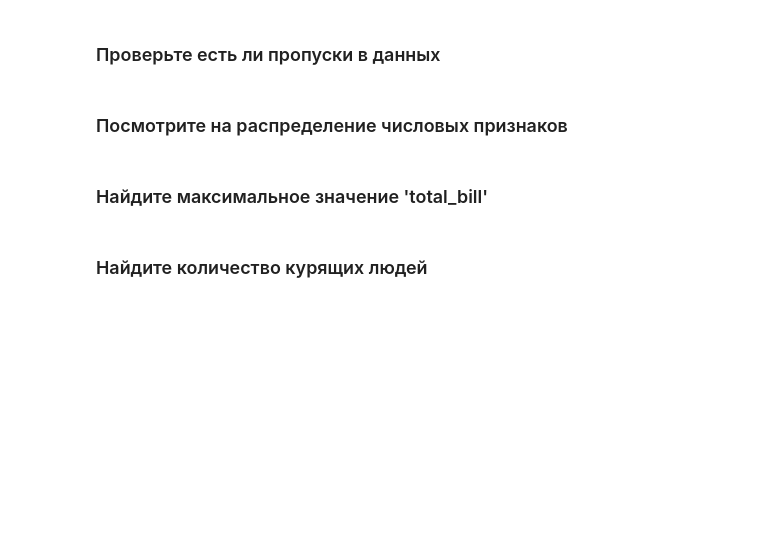
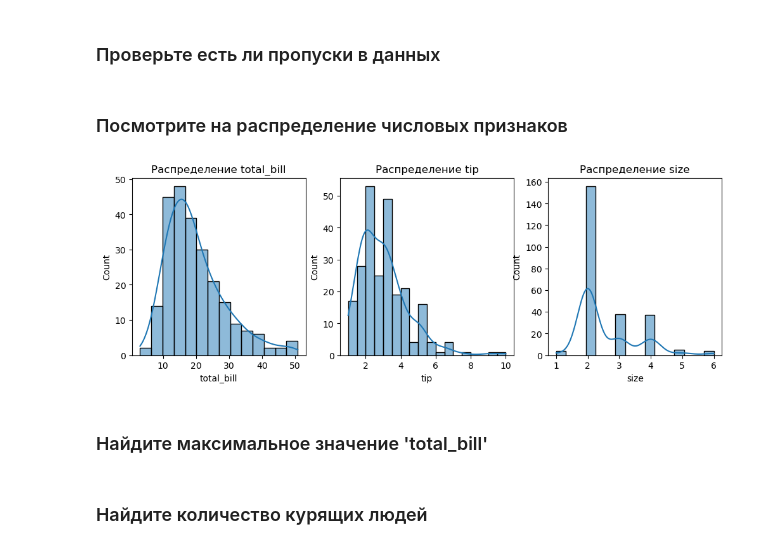
Before and after one commit to sashamelentyev/ml-basic-hw, a Jupyter notebook: hw-3/Analyze and Visualize.ipynb, the cells around one changed output. Saved outputs shown, nothing was run; the diff lists cells and outputs as text; code cells hidden in the pictures; blank space fills up the shorter version.

```diff
--- a/hw-3/Analyze and Visualize.ipynb
+++ b/hw-3/Analyze and Visualize.ipynb
@@ -101,6 +101,19 @@ num_rows, num_columns = tips.shape
 missing_values = tips.isnull().sum()
 # %% [markdown]
 ### Посмотрите на распределение числовых признаков
+# %%
+# Определение числовых признаков.
+numeric_features = tips.select_dtypes(include=['float64', 'int64'])
+
+# Построение распределения числовых признаков.
+plt.figure(figsize=(12, 8))
+
+for i, column in enumerate(numeric_features.columns, 1):
+    plt.subplot(2, 3, i)  # 2x3 сетка для подграфиков.
+    sns.histplot(tips[column], kde=True)
+    plt.title(f'Распределение {column}')
+# %% [output]
+[figure, added]
 # %% [markdown]
 ### Найдите максимальное значение 'total_bill'
 # %%
```
Also changed, not shown: parts of 10 cells of this notebook.
